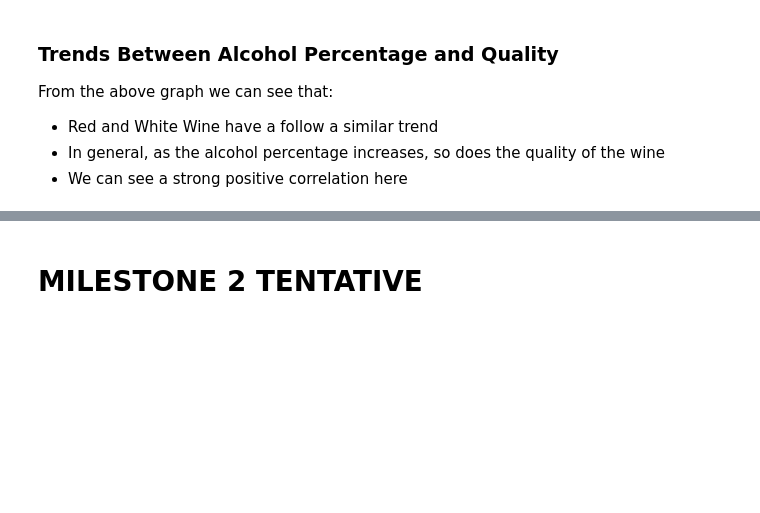
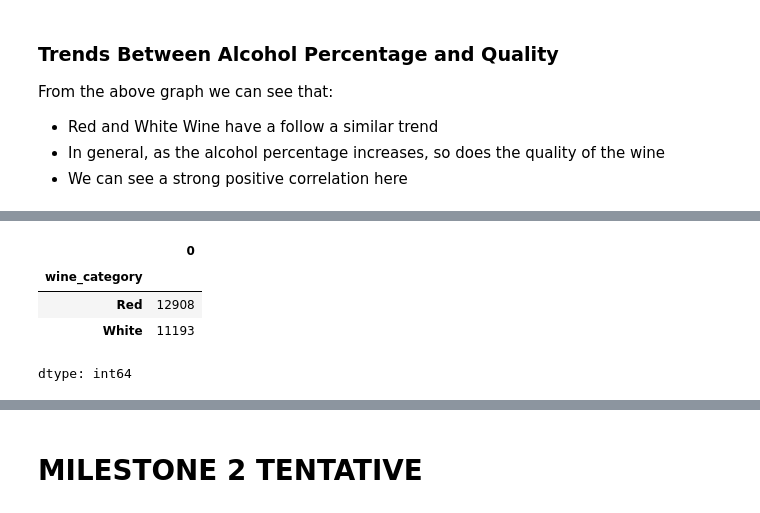
Before and after one commit to akjieettt/data-science-final-project, a Jupyter notebook: DataScienceProject.ipynb, the cells around one changed output, grey strips where cells are left out. Saved outputs shown, nothing was run; the diff lists cells and outputs as text; code cells hidden in the pictures; blank space fills up the shorter version.

```diff
--- a/DataScienceProject.ipynb
+++ b/DataScienceProject.ipynb
@@ -281,0 +318,13 @@ From the above graph we can see that:
+# %%
+
+# Drop the wine and food pairings that don't have a red or white wine
+df_pairing = df_pairing[df_pairing['wine_category'].isin(['Red', 'White'])]
+df_pairing.reset_index(drop=True, inplace=True)
+
+df_pairing.groupby('wine_category').size()
+# %% [output]
+|  | 0 |
+| wine_category |  |
+| Red | 12908 |
+| White | 11193 |
+dtype: int64
```
Also changed, not shown: parts of 11 cells of this notebook.
